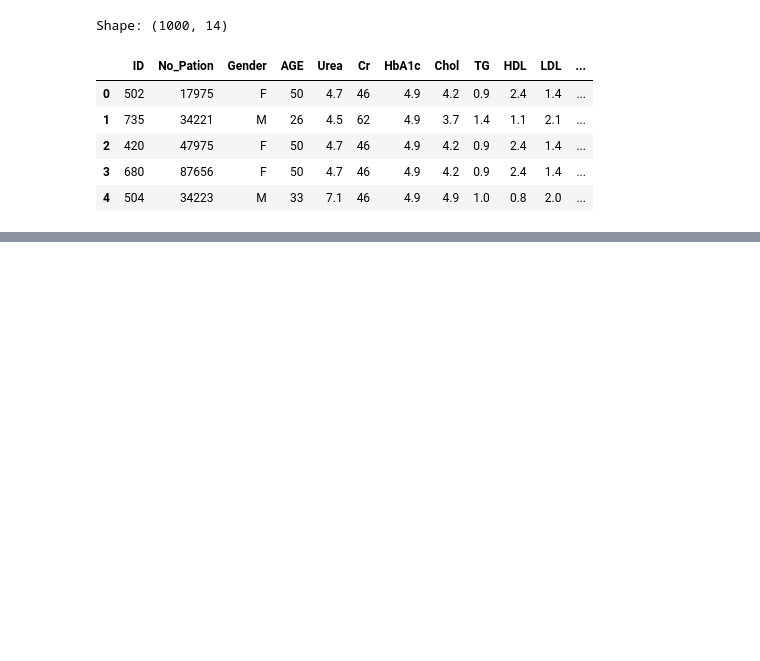
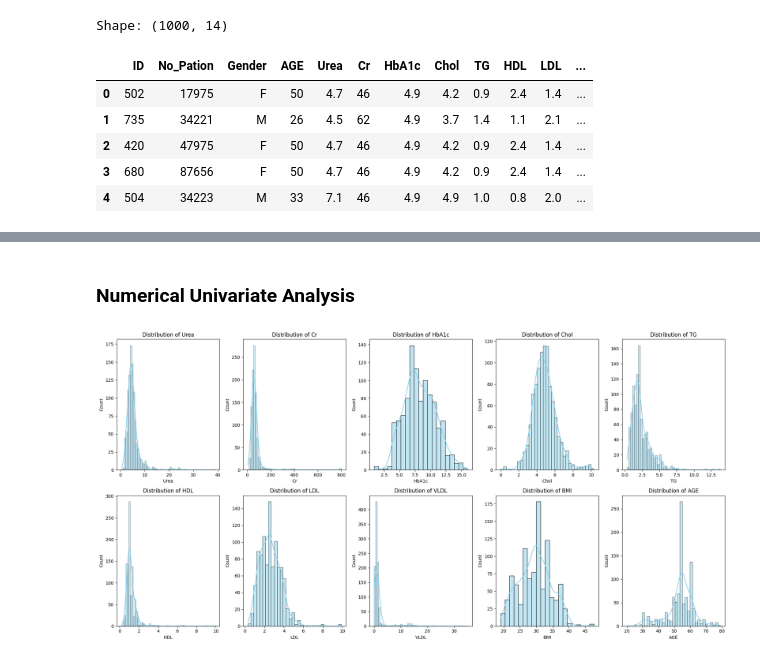
Before and after one commit to aakritip15/diabetes-prediction, a Jupyter notebook: notebook/eda.ipynb, the cells around one changed output, grey strips where cells are left out. Saved outputs shown, nothing was run; the diff lists cells and outputs as text; code cells hidden in the pictures; blank space fills up the shorter version.

```diff
--- a/notebook/eda.ipynb
+++ b/notebook/eda.ipynb
@@ -88,0 +80,5 @@ plt.show()
+# %%
+num_cols = ['Urea','Cr','HbA1c','Chol','TG','HDL','LDL','VLDL','BMI','AGE']
+
+print(' Mean Feature Values per Class ')
+df.groupby('CLASS')[num_cols].mean().round(2)
@@ -88,0 +110,19 @@ plt.show()
+# %% [markdown]
+### Numerical Univariate Analysis
+# %%
+# Grid setup
+fig, axes = plt.subplots(nrows=2, ncols=5, figsize=(20, 10))
+axes = axes.flatten()
+
+# Plot each feature
+for i, col in enumerate(num_cols):
+    sns.histplot(df[col], kde=True, ax=axes[i], color='skyblue')
+    axes[i].set_title(f'Distribution of {col}')
+    axes[i].set_xlabel(col)
+    axes[i].set_ylabel("Count")
+
+# Tight layout and show
+plt.tight_layout()
+plt.show()
+# %% [output]
+[figure, added]
```
Also changed, not shown: parts of 19 cells of this notebook, 3 other files.
